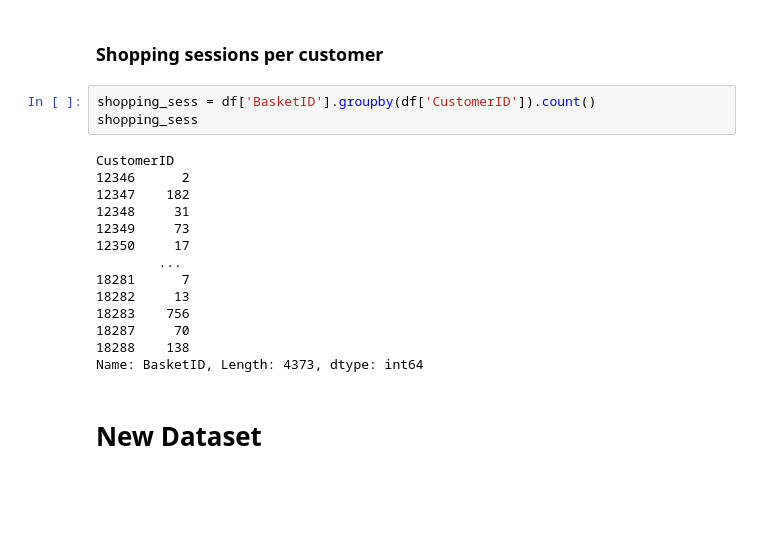
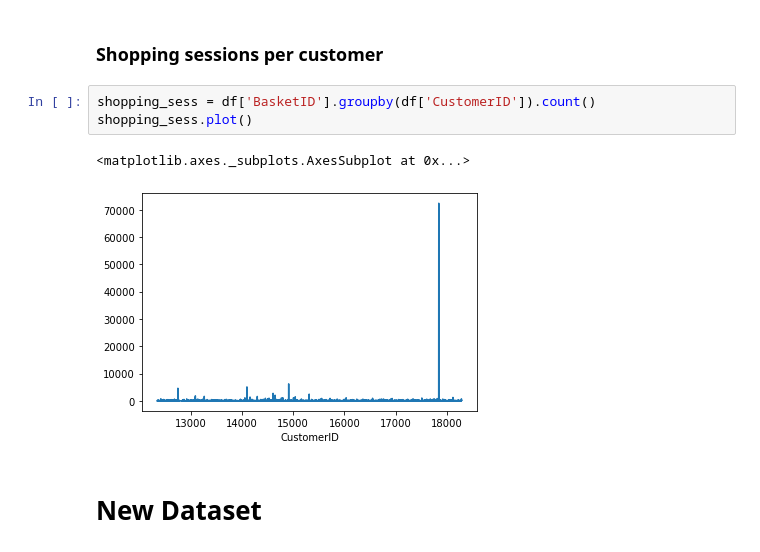
Before and after one commit to dilettagoglia/DataMining, a Jupyter notebook: Task1.ipynb, the cells around one changed output. Drawn from its saved outputs; the diff is of its cells as text; blank space fills up the shorter version.

```diff
--- a/Task1.ipynb
+++ b/Task1.ipynb
@@ -1208,21 +1177,10 @@ df['Sale'].groupby(df['CustomerID']).sum().plot(kind='hist')
  ### Shopping sessions per customer
 # %%
 shopping_sess = df['BasketID'].groupby(df['CustomerID']).count()
-shopping_sess
+shopping_sess.plot()
 # %% [output]
-CustomerID
-12346      2
-12347    182
-12348     31
-12349     73
-12350     17
-        ...
-18281      7
-18282     13
-18283    756
-18287     70
-18288    138
-Name: BasketID, Length: 4373, dtype: int64
+<matplotlib.axes._subplots.AxesSubplot at 0x...>
+[figure, added]
 # %% [markdown]
 # New Dataset
 # %%
```
Also changed, not shown: parts of 28 cells of this notebook.
